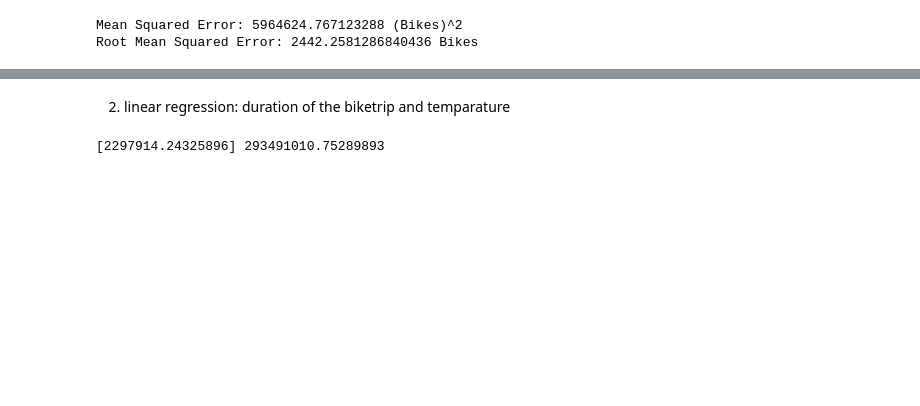
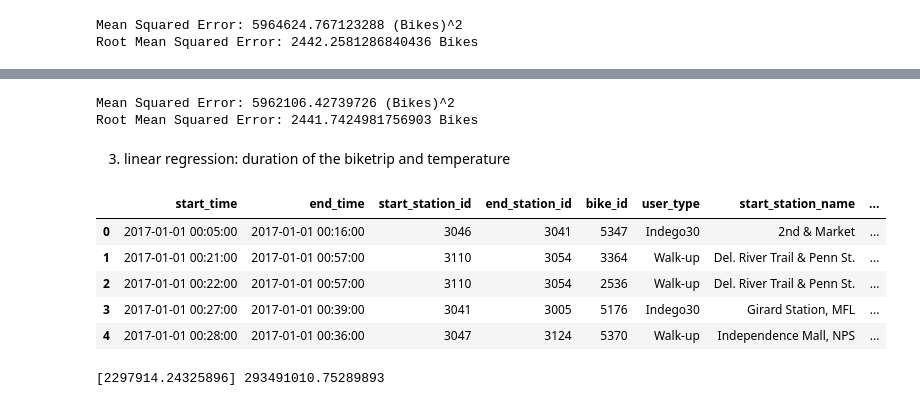
Before and after one commit to GoebelM94/dsml2021, a Jupyter notebook: notebooks/Regression.ipynb, the cells around one changed output, grey strips where cells are left out. Cells and saved outputs as stored; diff of their text form; code cells hidden in the pictures; blank space fills up the shorter version.

Commit message:
5 Regressions

```diff
--- a/notebooks/Regression.ipynb
+++ b/notebooks/Regression.ipynb
@@ -294,3 +328,19 @@ Coefficient of determination (R^2): -29107586.347985346
+# %%
+print("Mean Squared Error:",mean_squared_error(lin_reg_bikes_df['precip_hours'].values.reshape((-1,1)), lin_reg_bikes_df['loans']),"(Bikes)^2")
+print("Root Mean Squared Error:",mean_squared_error(lin_reg_bikes_df['precip_hours'].values.reshape((-1,1)), lin_reg_bikes_df['loans'])**0.5,"Bikes")
+# %% [output]
+Mean Squared Error: 5962106.42739726 (Bikes)^2
+Root Mean Squared Error: 2441.7424981756903 Bikes
 # %% [markdown]
-2. linear regression: duration of the biketrip and temparature
+3. linear regression: duration of the biketrip and temperature
+# %%
+df_bikes['ride_duration_to_int_seconds'] = df_bikes['ride_duration_minutes'].apply(lambda x: (x.total_seconds()))
+df_bikes.head()
+# %% [output]
+|  | start_time | end_time | start_station_id | end_station_id | bike_id | user_type | start_station_name | ... |
+| 0 | 2017-01-01 00:05:00 | 2017-01-01 00:16:00 | 3046 | 3041 | 5347 | Indego30 | 2nd & Market | ... |
+| 1 | 2017-01-01 00:21:00 | 2017-01-01 00:57:00 | 3110 | 3054 | 3364 | Walk-up | Del. River Trail & Penn St. | ... |
+| 2 | 2017-01-01 00:22:00 | 2017-01-01 00:57:00 | 3110 | 3054 | 2536 | Walk-up | Del. River Trail & Penn St. | ... |
+| 3 | 2017-01-01 00:27:00 | 2017-01-01 00:39:00 | 3041 | 3005 | 5176 | Indego30 | Girard Station, MFL | ... |
+| 4 | 2017-01-01 00:28:00 | 2017-01-01 00:36:00 | 3047 | 3124 | 5370 | Walk-up | Independence Mall, NPS | ... |
 # %%
```
Also changed, not shown: parts of 16 cells of this notebook.
